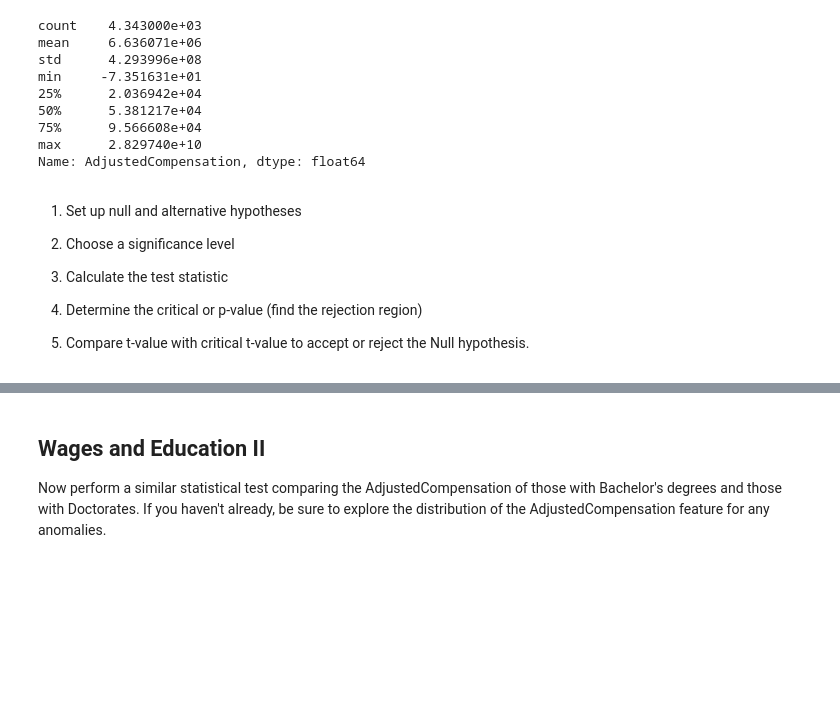
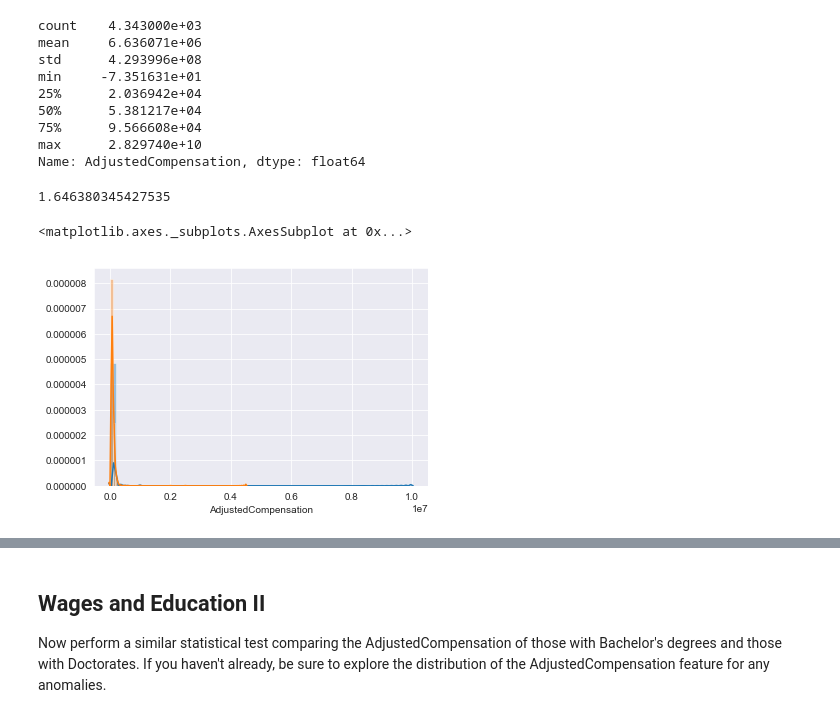
Before and after one commit to akelly66/Flatiron-School, a Jupyter notebook: Mod03/Section22/dsc-in-depth-ab-testing-lab-online-ds-pt-041519/index.ipynb, the cells around one changed output, grey strips where cells are left out. Drawn from its saved outputs; the diff is of its cells as text; code cells hidden in the pictures; blank space fills up the shorter version.

```diff
--- a/Mod03/Section22/dsc-in-depth-ab-testing-lab-online-ds-pt-041519/index.ipynb
+++ b/Mod03/Section22/dsc-in-depth-ab-testing-lab-online-ds-pt-041519/index.ipynb
@@ -65,21 +65,19 @@ min     -7.351631e+01
 max      2.829740e+10
 Name: AdjustedCompensation, dtype: float64
 # %%
-bach_df = df.loc[df['FormalEducation'] == "Bachelor's degree"]['AdjustedCompensation']
-mast_df = df.loc[df['FormalEducation'] =="Master's degree"]['AdjustedCompensation']
+bach_df = df.loc[df['FormalEducation'] == "Bachelor's degree"]['AdjustedCompensation'].dropna()
+mast_df = df.loc[df['FormalEducation'] =="Master's degree"]['AdjustedCompensation'].dropna()
-# %% [markdown]
-1) Set up null and alternative hypotheses
-
-2) Choose a significance level
-
-3) Calculate the test statistic
-
-4) Determine the critical or p-value (find the rejection region)
-
-5) Compare t-value with critical t-value to accept or reject the Null hypothesis.
 # %%
 alpha = .05
 # %%
 from scipy import stats
 # %%
-print stats.t.ppf(1-0.05, 999)
+print(stats.t.ppf(1-0.05, 999))
+# %% [output]
+1.646380345427535
+# %%
+sns.distplot(bach_df)
+sns.distplot(mast_df)
+# %% [output]
+<matplotlib.axes._subplots.AxesSubplot at 0x...>
+[figure, added]
```
Also changed, not shown: parts of 10 cells of this notebook.
